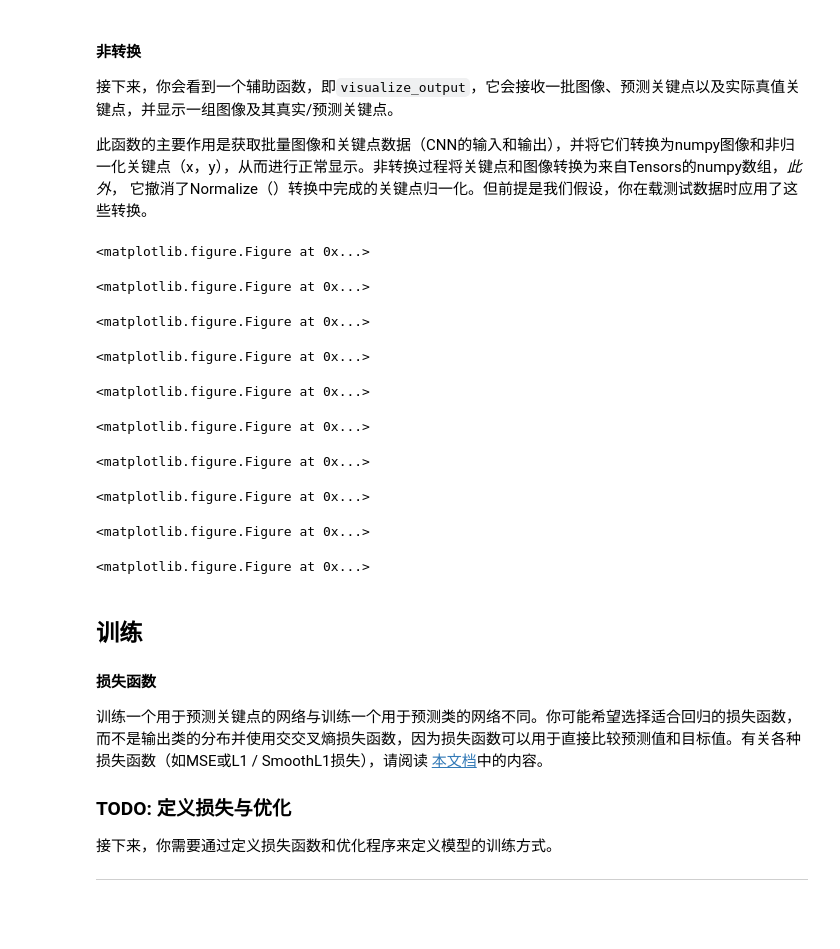
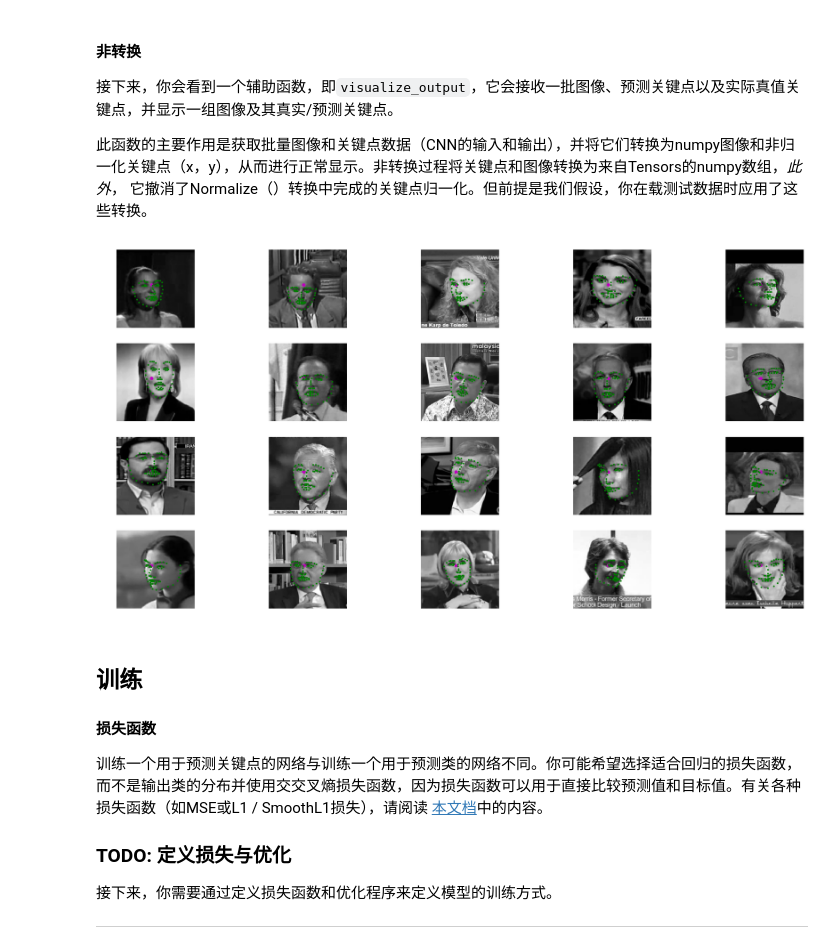
Before and after one commit to rawk-v/MLND-projects, a Jupyter notebook: cv-project0-facial-keypoints/2. Define the Network Architecture-zh.ipynb, the cells around one changed output. Saved outputs shown, nothing was run; the diff lists cells and outputs as text; code cells hidden in the pictures; blank space fills up the shorter version.

```diff
--- a/cv-project0-facial-keypoints/2. Define the Network Architecture-zh.ipynb
+++ b/cv-project0-facial-keypoints/2. Define the Network Architecture-zh.ipynb
@@ -130,6 +163,7 @@ Net(
 # %%
 from torch.utils.data import Dataset, DataLoader
 from torchvision import transforms, utils
+from torch.autograd import Variable
 
 # the dataset we created in Notebook 1 is copied in the helper file `data_load.py`
 from data_load import FacialKeypointsDataset
@@ -139,7 +173,7 @@ from data_load import Rescale, RandomCrop, Normalize, ToTensor
 
 ## TODO: define the data_transform using transforms.Compose([all tx's, . , .])
 # order matters! i.e. rescaling should come before a smaller crop
-data_transform = transforms.Compose([Rescale((250, 250)), RandomCrop((224, 224)), Normalize(), ToTensor()])
+data_transform = transforms.Compose([Rescale((224, 224)), Normalize(), ToTensor()])
 
 # testing that you've defined a transform
 assert(data_transform is not None), 'Define a data_transform'
@@ -284,51 +318,49 @@ def show_all_keypoints(image, predicted_key_pts, gt_pts=None):
 # %%
 # visualize the output
 # by default this shows a batch of 10 images
-import matplotlib.pyplot as plt
-import numpy as np
 def visualize_output(test_images, test_outputs, gt_pts=None, batch_size=10):
+    plt.figure(figsize=(20,10))
+    plt.tight_layout()
 
     for i in range(batch_size):
-        plt.figure(figsize=(20,10))
-        ax = plt.subplot(1, batch_size, i+1)
+        item_per_row = 5
+        ax = plt.subplot(math.ceil(batch_size/item_per_row), item_per_row, i+1)
 
         # un-transform the image data
         image = test_images[i].data   # get the image from it's Variable wrapper
-        image = image.numpy()   # convert to numpy array from a Tensor
+
+        if using_cuda:
+            image = image.cpu().data.numpy()
+        else:
+            image = image.numpy()   # convert to numpy array from a Tensor
         image = np.transpose(image, (1, 2, 0))   # transpose to go from torch to numpy image
 
         # un-transform the predicted key_pts data
         predicted_key_pts = test_outputs[i].data
-        predicted_key_pts = predicted_key_pts.numpy()
+        if using_cuda:
+            predicted_key_pts = predicted_key_pts.cpu().data.numpy()
+        else:
+            predicted_key_pts = predicted_key_pts.numpy()
         # undo normalization of keypoints
         predicted_key_pts = predicted_key_pts*50.0+100
 
         # plot ground truth points for comparison, if they exist
         ground_truth_pts = None
         if gt_pts is not None:
             ground_truth_pts = gt_pts[i]
             ground_truth_pts = ground_truth_pts*50.0+100
 
         # call show_all_keypoints
         show_all_keypoints(np.squeeze(image), predicted_key_pts, ground_truth_pts)
 
         plt.axis('off')
 
     plt.show()
 
 # call it
-visualize_output(test_images, test_outputs, gt_pts)
+visualize_output(test_images, test_outputs, gt_pts, batch_size=test_batch_size)
 # %% [output]
-<matplotlib.figure.Figure at 0x...>
-<matplotlib.figure.Figure at 0x...>
-<matplotlib.figure.Figure at 0x...>
-<matplotlib.figure.Figure at 0x...>
-<matplotlib.figure.Figure at 0x...>
-<matplotlib.figure.Figure at 0x...>
-<matplotlib.figure.Figure at 0x...>
-<matplotlib.figure.Figure at 0x...>
-<matplotlib.figure.Figure at 0x...>
-<matplotlib.figure.Figure at 0x...>
+[figure, added]
 # %% [markdown]
 ## 训练
 
```
Also changed, not shown: parts of 28 cells of this notebook, 2 other files.
